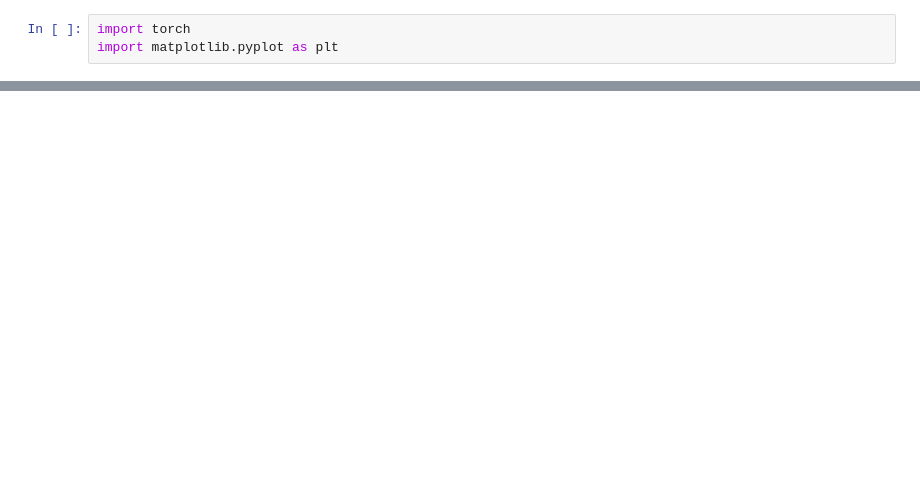
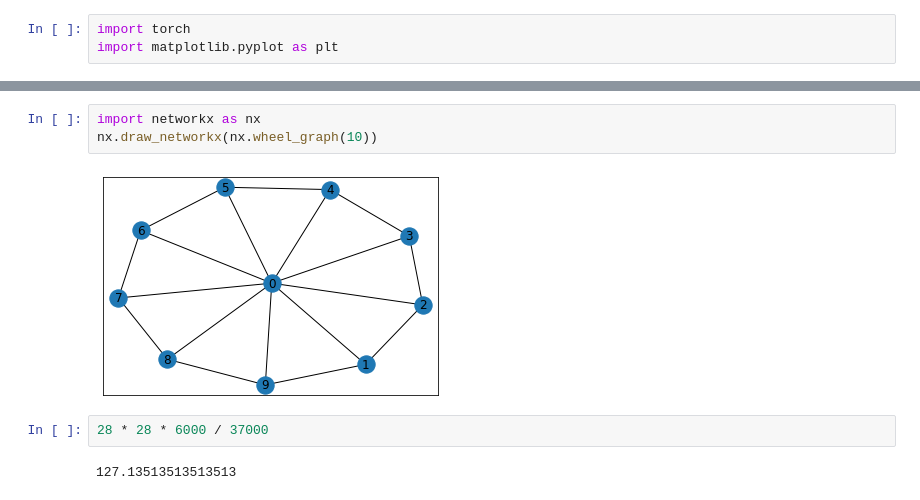
Before and after one commit to javieryu/nn_distributed_training, a Jupyter notebook: ee364b/eval_outputs.ipynb, the cells around one changed output, grey strips where cells are left out. Cells and saved outputs as stored; diff of their text form; blank space fills up the shorter version.

```diff
--- a/ee364b/eval_outputs.ipynb
+++ b/ee364b/eval_outputs.ipynb
@@ -27,0 +48,9 @@ Text(0.5, 1.0, 'Heterogenous Data on Random Graph')
+# %%
+import networkx as nx
+nx.draw_networkx(nx.wheel_graph(10))
+# %% [output]
+[figure, added]
+# %%
+28 * 28 * 6000 / 37000
+# %% [output]
+127.13513513513513
```
Also changed, not shown: parts of 8 cells of this notebook.
